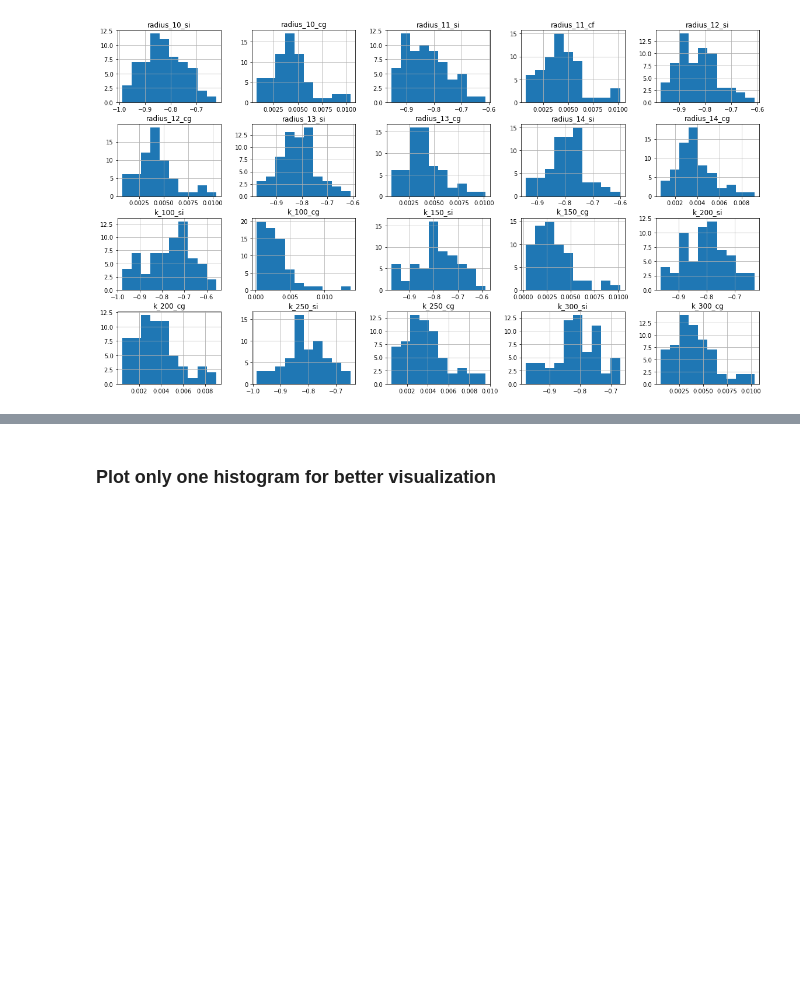
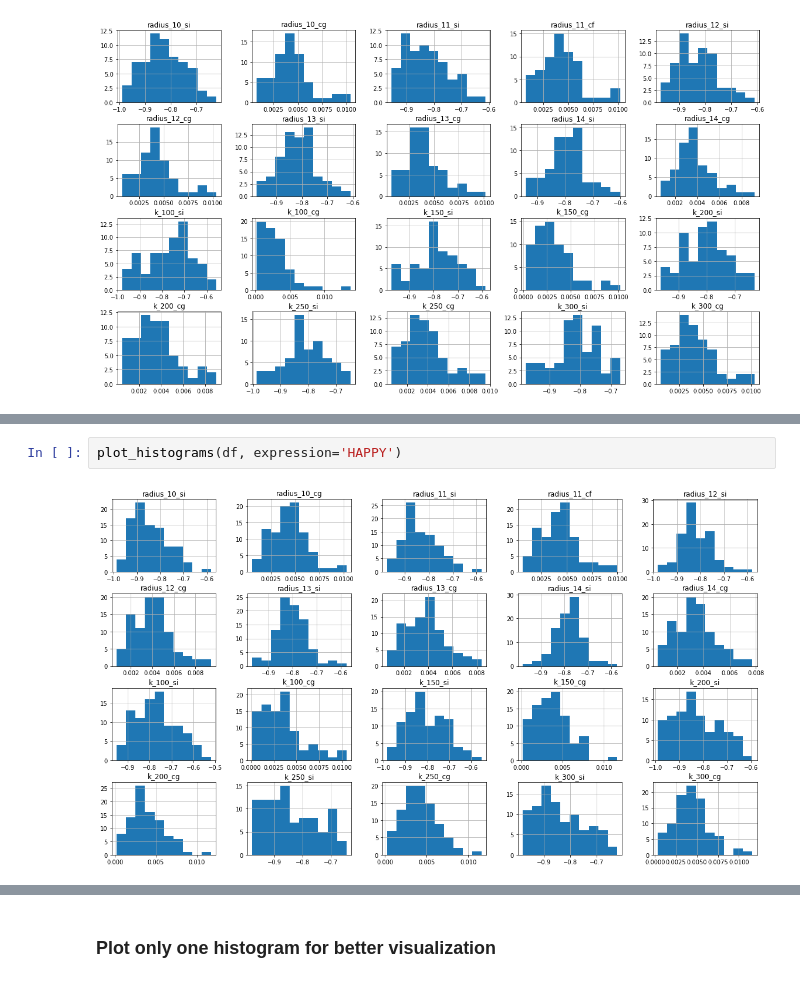
Before and after one commit to thalissonfelipe/landmarks, a Jupyter notebook: Analises.ipynb, the cells around one changed output, grey strips where cells are left out. Cells and saved outputs as stored; diff of their text form; blank space fills up the shorter version.

```diff
--- a/Analises.ipynb
+++ b/Analises.ipynb
@@ -116,0 +127,4 @@ plot_histograms(df, expression='ANGER')
+# %%
+plot_histograms(df, expression='HAPPY')
+# %% [output]
+[figure, added]
```
Also changed, not shown: parts of 24 cells of this notebook, 3 other files.
